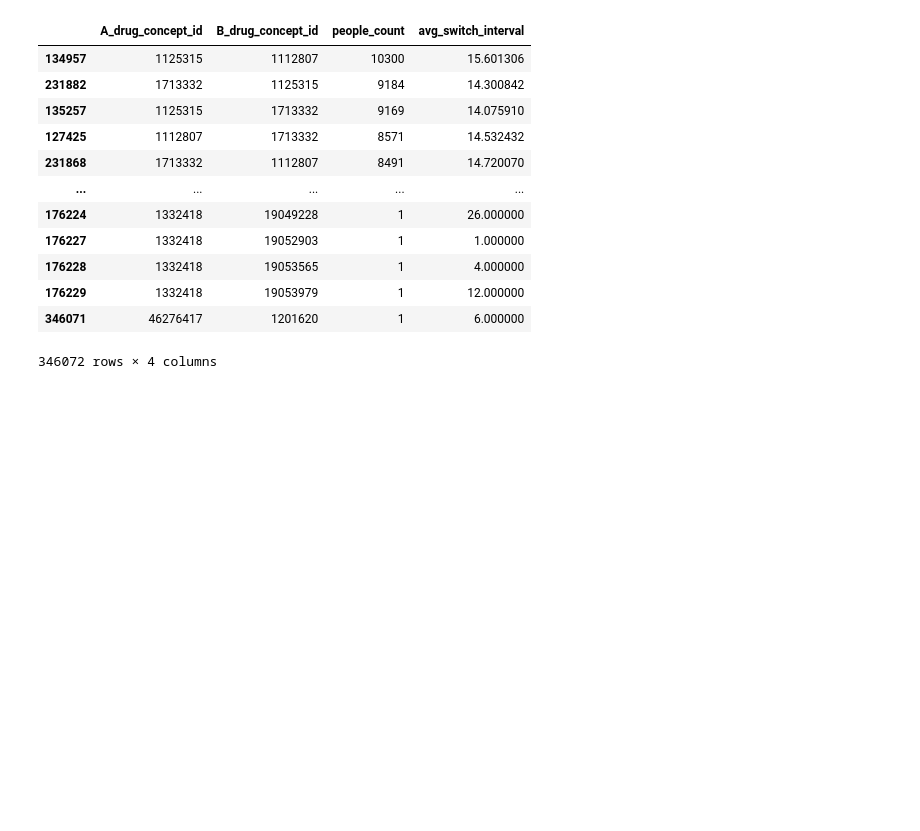
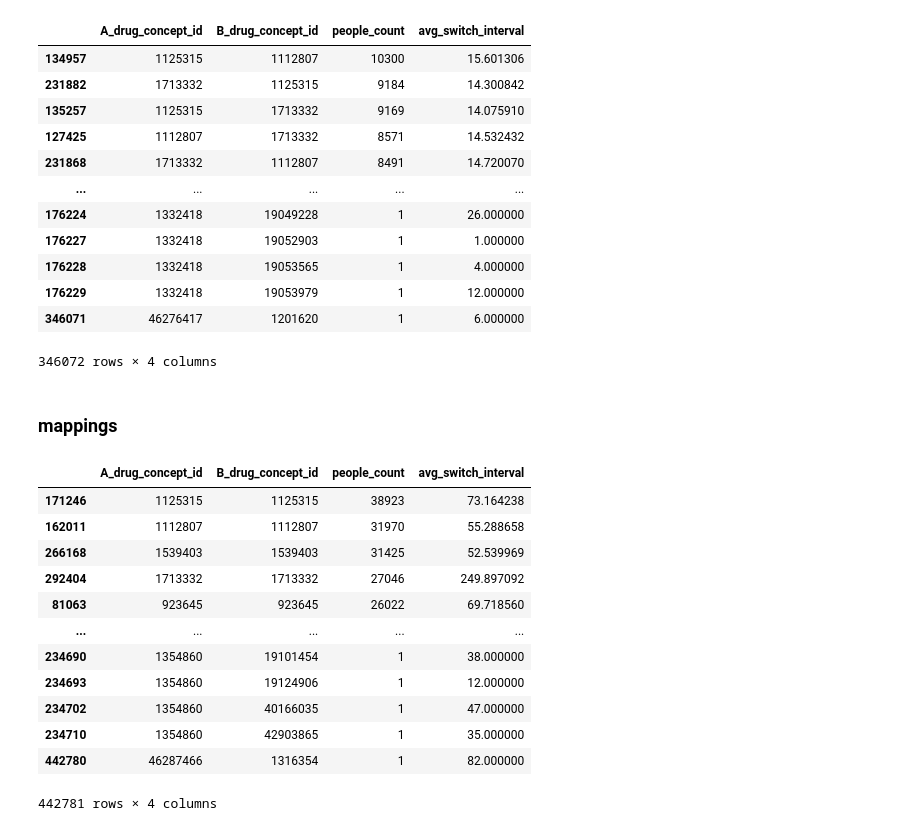
Before and after one commit to spicadust/Project_PerMed, a Jupyter notebook: notebooks/pattern/drug_switch_eda.ipynb, the cells around one changed output. Saved outputs shown, nothing was run; the diff lists cells and outputs as text; code cells hidden in the pictures; blank space fills up the shorter version.

```diff
--- a/notebooks/pattern/drug_switch_eda.ipynb
+++ b/notebooks/pattern/drug_switch_eda.ipynb
@@ -576,3 +566,21 @@ switch_people_freq_30d
 | 176229 | 1332418 | 19053979 | 1 | 12.000000 |
 | 346071 | 46276417 | 1201620 | 1 | 6.000000 |
 346072 rows × 4 columns
+# %% [markdown]
+### mappings
+# %%
+switch_people_freq
+# %% [output]
+|  | A_drug_concept_id | B_drug_concept_id | people_count | avg_switch_interval |
+| 171246 | 1125315 | 1125315 | 38923 | 73.164238 |
+| 162011 | 1112807 | 1112807 | 31970 | 55.288658 |
+| 266168 | 1539403 | 1539403 | 31425 | 52.539969 |
+| 292404 | 1713332 | 1713332 | 27046 | 249.897092 |
+| 81063 | 923645 | 923645 | 26022 | 69.718560 |
+| ... | ... | ... | ... | ... |
+| 234690 | 1354860 | 19101454 | 1 | 38.000000 |
+| 234693 | 1354860 | 19124906 | 1 | 12.000000 |
+| 234702 | 1354860 | 40166035 | 1 | 47.000000 |
+| 234710 | 1354860 | 42903865 | 1 | 35.000000 |
+| 442780 | 46287466 | 1316354 | 1 | 82.000000 |
+442781 rows × 4 columns
```
Also changed, not shown: parts of 3 cells of this notebook, 2 other files.
